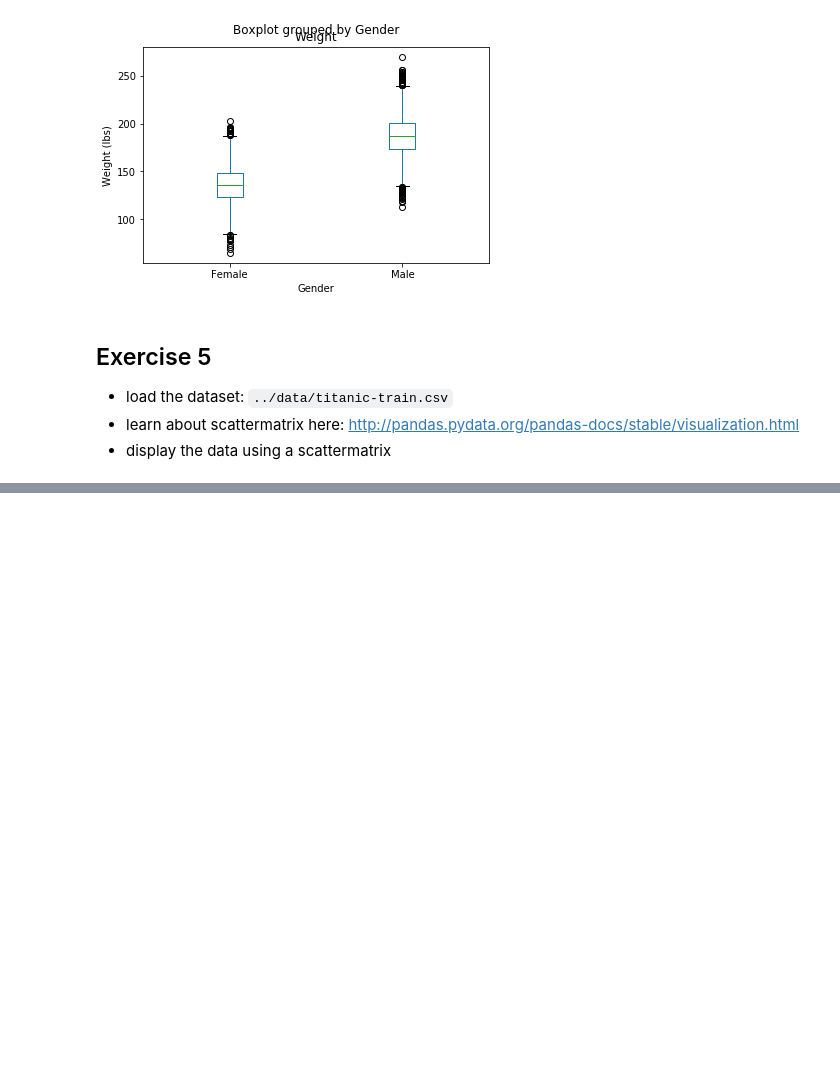
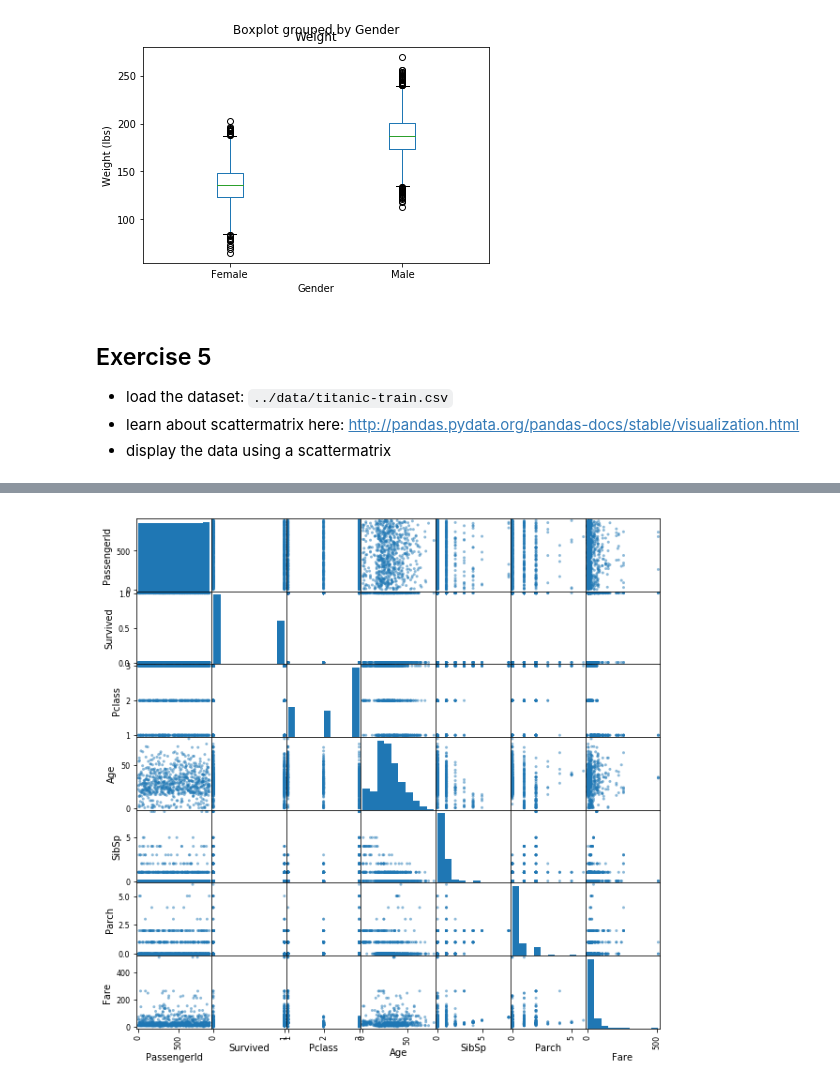
Before and after one commit to YasirHabib/Deep-Learning, a Jupyter notebook: solutions/2 Data Solutions.ipynb, the cells around one changed output, grey strips where cells are left out. Drawn from its saved outputs; the diff is of its cells as text; code cells hidden in the pictures; blank space fills up the shorter version.

```diff
--- a/solutions/2 Data Solutions.ipynb
+++ b/solutions/2 Data Solutions.ipynb
@@ -275,3 +275,8 @@ Text(0, 0.5, 'Weight (lbs)')
 - load the dataset: `../data/titanic-train.csv`
 - learn about scattermatrix here: http://pandas.pydata.org/pandas-docs/stable/visualization.html
 - display the data using a scattermatrix
+# %%
+import pandas as pd
+
+df = pd.read_csv('../data/titanic-train.csv')
+df.info()
@@ -277,0 +343,6 @@ Text(0, 0.5, 'Weight (lbs)')
+# %%
+from pandas.plotting import scatter_matrix
+
+_ = scatter_matrix(df, figsize=(10, 10))
+# %% [output]
+[figure, added]
```
Also changed, not shown: parts of 3 cells of this notebook.
